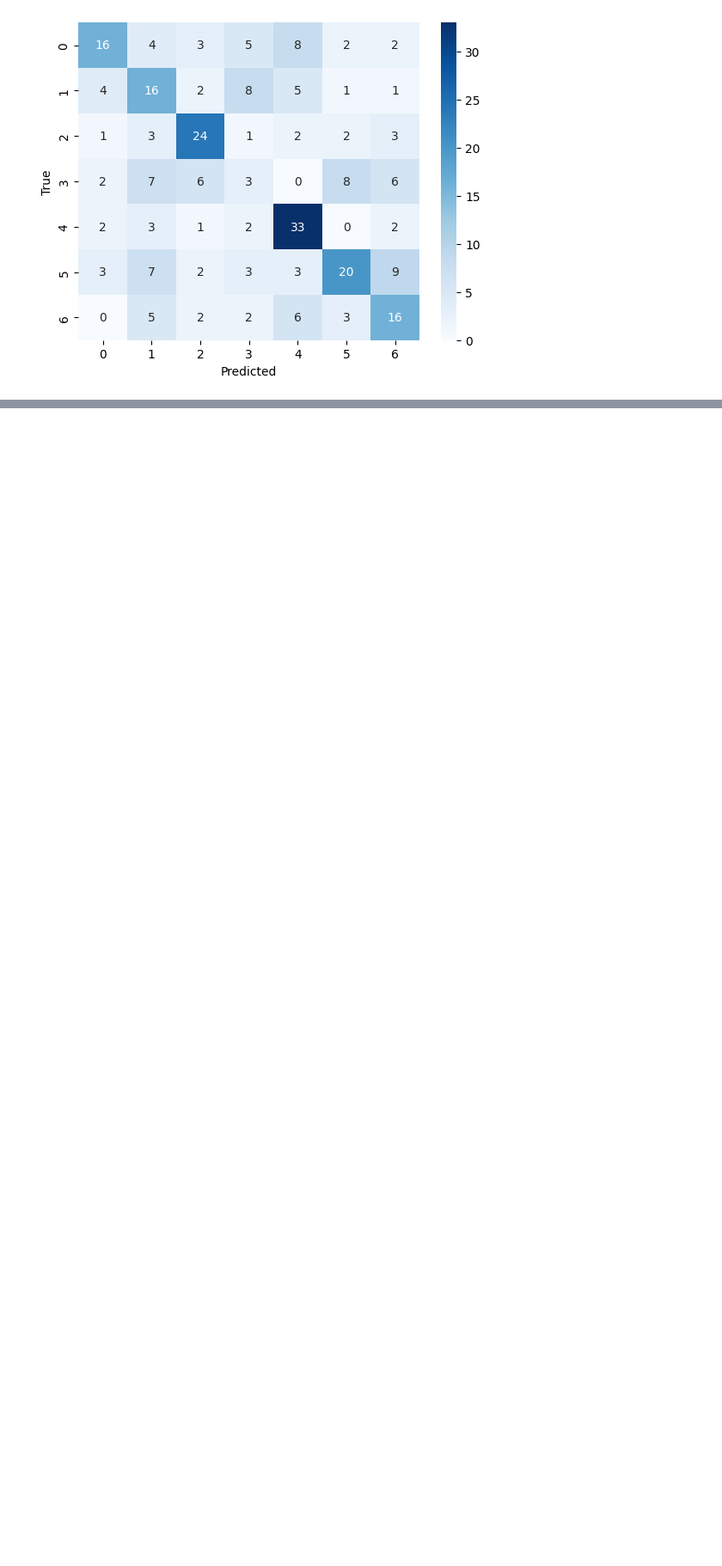
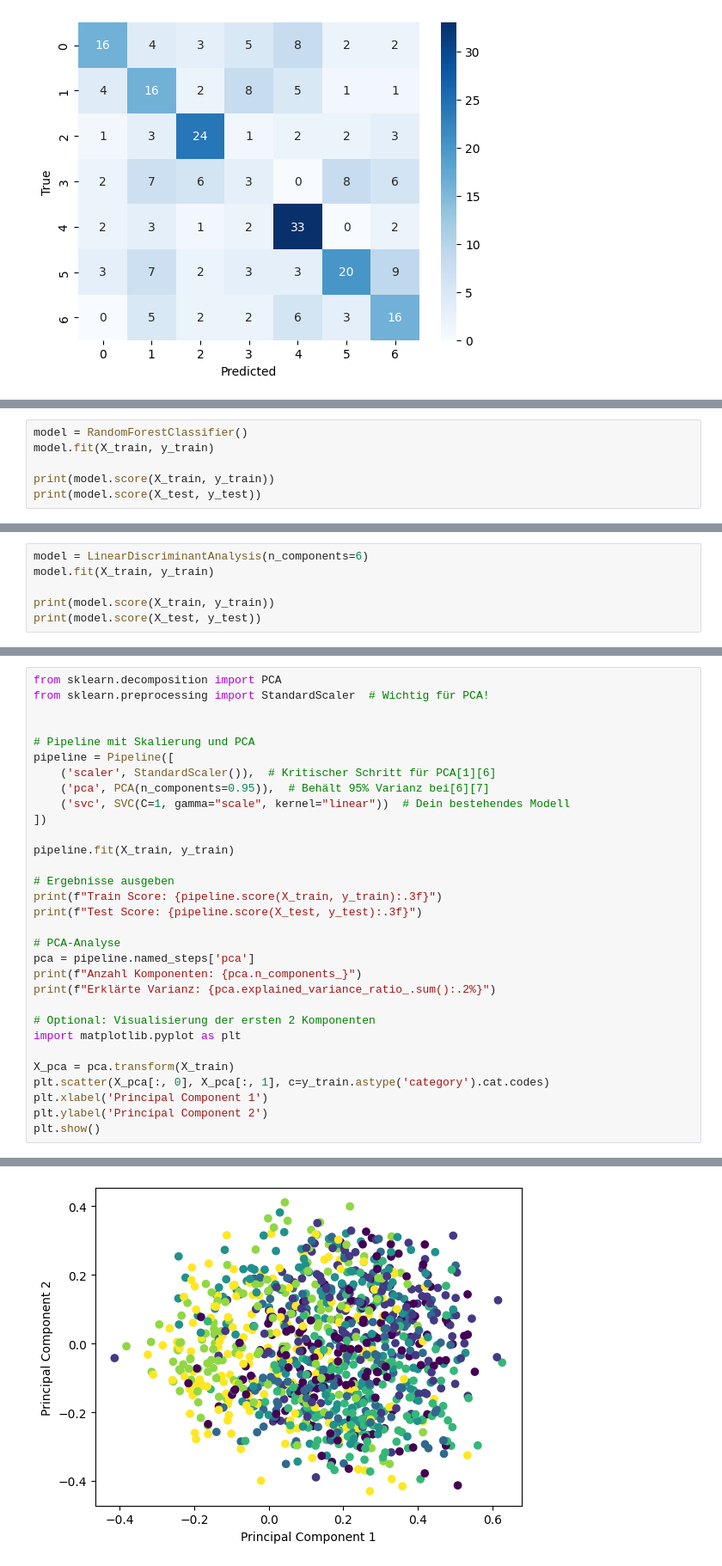
Before and after one commit to jaeniboy/nlp-genres, a Jupyter notebook: text_classification.ipynb, the cells around one changed output, grey strips where cells are left out. Shown at 86% size. Cells and saved outputs as stored; diff of their text form; blank space fills up the shorter version.

```diff
--- a/text_classification.ipynb
+++ b/text_classification.ipynb
@@ -1039,0 +1190,6 @@ Bericht in Interviewform       0.36      0.43      0.39        37
+# %%
+model = RandomForestClassifier()
+model.fit(X_train, y_train)
+
+print(model.score(X_train, y_train))
+print(model.score(X_test, y_test))
@@ -1039,0 +1201,6 @@ Bericht in Interviewform       0.36      0.43      0.39        37
+# %%
+model = LinearDiscriminantAnalysis(n_components=6)
+model.fit(X_train, y_train)
+
+print(model.score(X_train, y_train))
+print(model.score(X_test, y_test))
@@ -1039,0 +1244,32 @@ Bericht in Interviewform       0.36      0.43      0.39        37
+# %%
+from sklearn.decomposition import PCA
+from sklearn.preprocessing import StandardScaler  # Wichtig für PCA!
+
+
+# Pipeline mit Skalierung und PCA
+pipeline = Pipeline([
+    ('scaler', StandardScaler()),  # Kritischer Schritt für PCA[1][6]
+    ('pca', PCA(n_components=0.95)),  # Behält 95% Varianz bei[6][7]
+    ('svc', SVC(C=1, gamma="scale", kernel="linear"))  # Dein bestehendes Modell
+])
+
+pipeline.fit(X_train, y_train)
+
+# Ergebnisse ausgeben
+print(f"Train Score: {pipeline.score(X_train, y_train):.3f}")
+print(f"Test Score: {pipeline.score(X_test, y_test):.3f}")
+
+# PCA-Analyse
+pca = pipeline.named_steps['pca']
+print(f"Anzahl Komponenten: {pca.n_components_}")
+print(f"Erklärte Varianz: {pca.explained_variance_ratio_.sum():.2%}")
+
+# Optional: Visualisierung der ersten 2 Komponenten
+import matplotlib.pyplot as plt
+
+X_pca = pca.transform(X_train)
+plt.scatter(X_pca[:, 0], X_pca[:, 1], c=y_train.astype('category').cat.codes)
+plt.xlabel('Principal Component 1')
+plt.ylabel('Principal Component 2')
+plt.show()
+# %% [output]
@@ -1039,0 +1280 @@ Bericht in Interviewform       0.36      0.43      0.39        37
+[figure, added]
```
Also changed, not shown: parts of 23 cells of this notebook.
